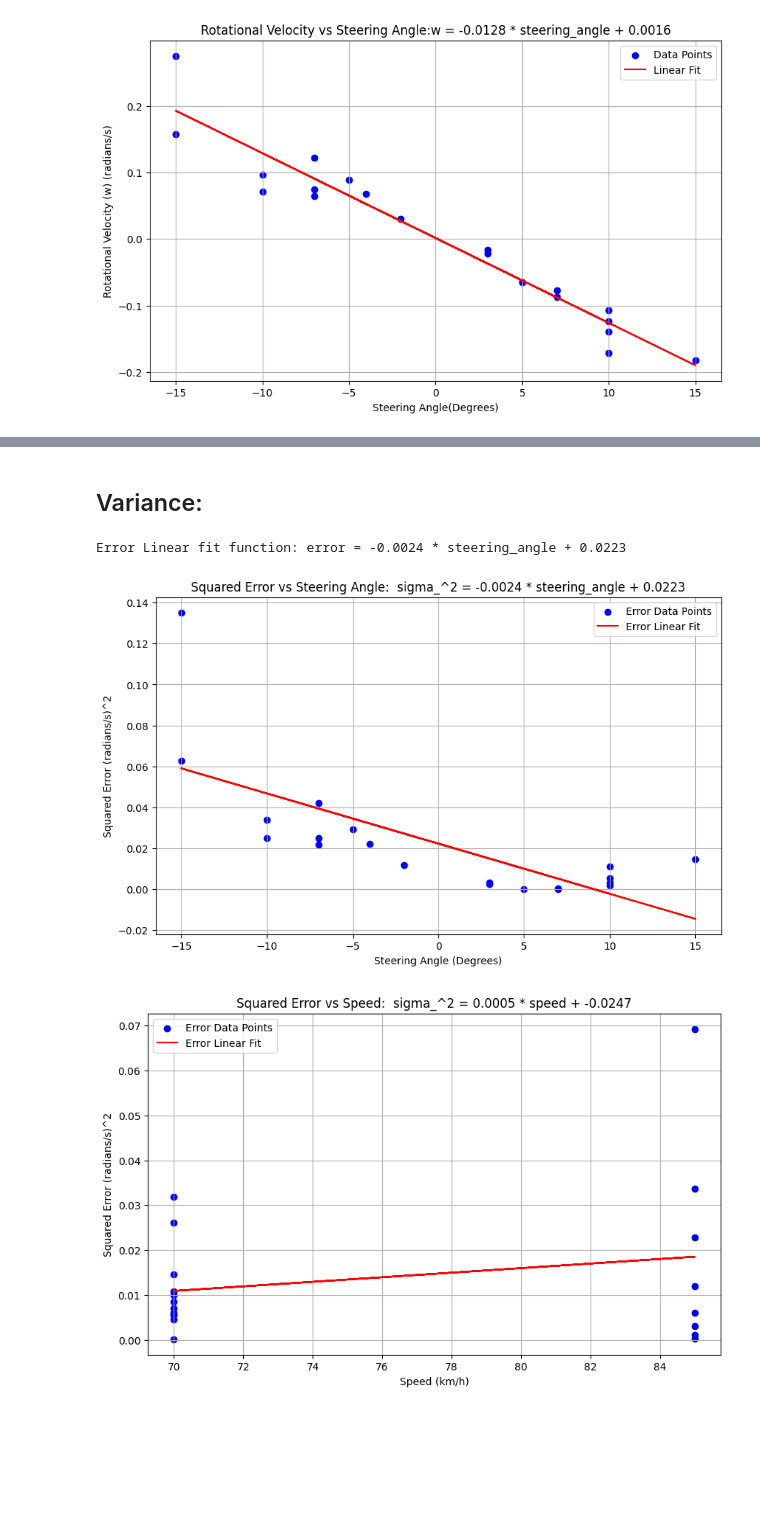
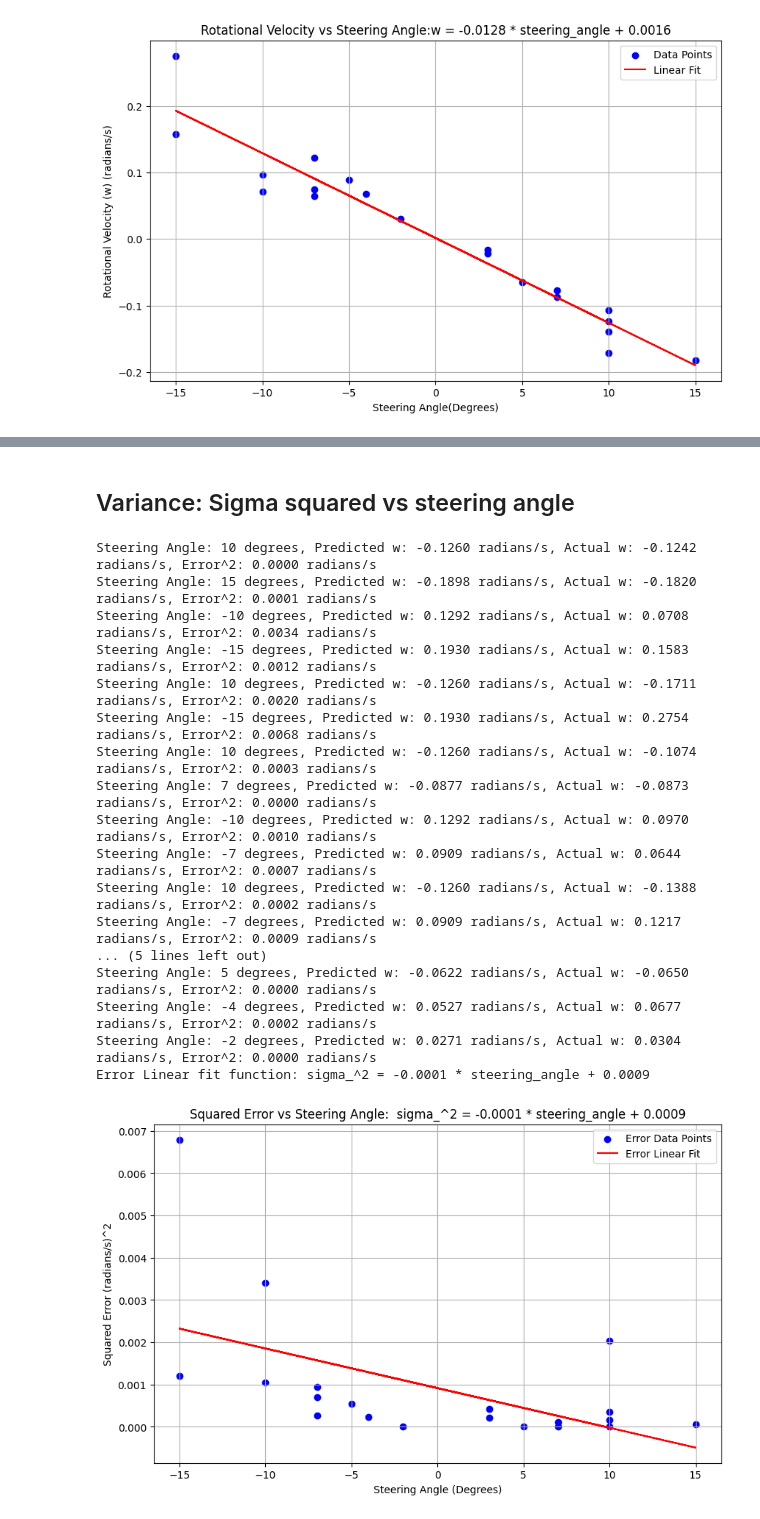
Before and after one commit to ErnieCoding/NYU_ROB_GY_6213, a Jupyter notebook: base_code_lab_02/robot_python_code/testing.ipynb, the cells around one changed output, grey strips where cells are left out. Saved outputs shown, nothing was run; the diff lists cells and outputs as text; code cells hidden in the pictures; blank space fills up the shorter version.

```diff
--- a/base_code_lab_02/robot_python_code/testing.ipynb
+++ b/base_code_lab_02/robot_python_code/testing.ipynb
@@ -79,19 +79,19 @@ Time: 15s, Speed: 85km/h, Steering Angle: -2°, X_g: 157, Y_g: 252, W: 0.0304302
 # %% [markdown]
 ## Fitting Steering commands to rotational velocity:
 # %%
-#fitting the steering angle and angular velocity data to a linear model
+#fitting the steering angle and angula velocity data to a linear model
 steering_angles = np.array([d[2] for d in data_updated])
 angular_velocities = np.array([d[3] for d in data_updated])
 coefficients = np.polyfit(steering_angles, angular_velocities, 1)
-linear_fit_speed_rotation_velocity = np.poly1d(coefficients)
+linear_fit_rotation_velocity_steering = np.poly1d(coefficients)
 #printing the function:
-linear_fit_speed_rotation_velocity_func = f"w = {coefficients[0]:.4f} * steering_angle + {coefficients[1]:.4f}"
+linear_fit_rotation_velocity_steering_func = f"w = {coefficients[0]:.4f} * steering_angle + {coefficients[1]:.4f}"
 print(f"Linear fit function: w = {coefficients[0]:.4f} * steering_angle + {coefficients[1]:.4f}")
 # Plotting the data points and the linear fit
 plt.figure(figsize=(10, 6))
 plt.scatter(steering_angles, angular_velocities, c='blue', label='Data Points')
-plt.plot(steering_angles, linear_fit_speed_rotation_velocity(steering_angles), c='red', label='Linear Fit')
-plt.title('Rotational Velocity vs Steering Angle:' + linear_fit_speed_rotation_velocity_func)
+plt.plot(steering_angles, linear_fit_rotation_velocity_steering(steering_angles), c='red', label='Linear Fit')
+plt.title('Rotational Velocity vs Steering Angle:' + linear_fit_rotation_velocity_steering_func)
 plt.xlabel('Steering Angle(Degrees)')
 plt.ylabel('Rotational Velocity (w) (radians/s)')
 plt.grid()
@@ -125,61 +125,52 @@ Linear fit function: w = 0.0010 * speed + -0.0765
 # %% [markdown]
-## Variance:
+## Variance: Sigma squared vs steering angle
 # %%
 variance_data_steering_angle = []
 variance_data_speed_angle = []
 
 
 for data in data_updated:
     steering_angles=data[2]
-    predicted_anglular_velocity=linear_fit_speed_rotation_velocity(steering_angles)
+    predicted_anglular_velocity=linear_fit_rotation_velocity_steering(steering_angles)
     error_steering=predicted_anglular_velocity-data[3]
     error_steering_squared=error_steering**2
-    # print(f"Steering Angle: {steering_angles} degrees, Predicted w: {predicted_anglular_velocity:.4f} radians/s, Actual w: {data[3]:.4f} radians/s, Error: {error:.4f} radians/s")
+    print(f"Steering Angle: {steering_angles} degrees, Predicted w: {predicted_anglular_velocity:.4f} radians/s, Actual w: {data[3]:.4f} radians/s, Error^2: {error_steering_squared:.4f} radians/s")
     variance_data_speed_angle.append((steering_angles, data[3], predicted_anglular_velocity,error_steering_squared))
 
-    speed_values=data[1]
-    predicted_anglular_velocity_speed=linear_fit_speed_rotation_velocity(speed_values)
-    error_speed=predicted_anglular_velocity_speed-data[3]
-    error_speed_squared=error_speed**2
-    # print(f"Speed: {speed_values} km/h, Predicted w: {predicted_anglular_velocity_speed:.4f} radians/s, Actual w: {data[3]:.4f} radians/s, Error: {error_speed:.4f} radians/s")
-    variance_data_steering_angle.append((speed_values, data[3], predicted_anglular_velocity_speed,error_speed_squared))
 
 ##plotting the error for the steering angle linear fit
 steering_angles = [d[0] for d in variance_data_speed_angle]
 errors_steering_angle = [d[3] for d in variance_data_speed_angle]
 plt.figure(figsize=(10, 6))
 plt.scatter(steering_angles, errors_steering_angle, c='blue', label='Error Data Points')
 plt.xlabel('Steering Angle (Degrees)')
 
 #fitting a line to the error data
 error_coefficients_steering = np.polyfit(steering_angles, errors_steering_angle, 1)
 error_linear_fit_steering = np.poly1d(error_coefficients_steering)
-print(f"Error Linear fit function: error = {error_coefficients_steering[0]:.4f} * steering_angle + {error_coefficients_steering[1]:.4f}")
+print(f"Error Linear fit function: sigma_^2 = {error_coefficients_steering[0]:.4f} * steering_angle + {error_coefficients_steering[1]:.4f}")
 plt.plot(steering_angles, error_linear_fit_steering(steering_angles), c='red', label='Error Linear Fit')
 plt.ylabel('Squared Error (radians/s)^2')
 plt.title('Squared Error vs Steering Angle: '+ f" sigma_^2 = {error_coefficients_steering[0]:.4f} * steering_angle + {error_coefficients_steering[1]:.4f}")
 plt.grid()
 plt.legend()
 plt.show()
-
-##plotting the error for the speed value
-speed_values = [d[0] for d in variance_data_steering_angle]
-errors_speed = [d[3] for d in variance_data_steering_angle]
-plt.figure(figsize=(10, 6))
-plt.scatter(speed_values, errors_speed, c='blue', label='Error Data Points')
-plt.xlabel('Speed (km/h)')
-
-#fitting a line to the error data
-error_coefficients_speed = np.polyfit(speed_values, errors_speed, 1)
-error_linear_fit_speed = np.poly1d(error_coefficients_speed)
-# print(f"Error Linear fit function: error = {error_coefficients_speed[0]:.4f} * speed + {error_coefficients_speed[1]:.4f}")
-plt.plot(speed_values, error_linear_fit_speed(speed_values), c='red', label='Error Linear Fit')
-plt.title('Squared Error vs Speed: '+ f" sigma_^2 = {error_coefficients_speed[0]:.4f} * speed + {error_coefficients_speed[1]:.4f}")
-plt.ylabel('Squared Error (radians/s)^2')
-plt.grid()
-plt.legend()
-plt.show()
 # %% [output]
-Error Linear fit function: error = -0.0024 * steering_angle + 0.0223
+Steering Angle: 10 degrees, Predicted w: -0.1260 radians/s, Actual w: -0.1242 radians/s, Error^2: 0.0000 radians/s
+Steering Angle: 15 degrees, Predicted w: -0.1898 radians/s, Actual w: -0.1820 radians/s, Error^2: 0.0001 radians/s
+Steering Angle: -10 degrees, Predicted w: 0.1292 radians/s, Actual w: 0.0708 radians/s, Error^2: 0.0034 radians/s
+Steering Angle: -15 degrees, Predicted w: 0.1930 radians/s, Actual w: 0.1583 radians/s, Error^2: 0.0012 radians/s
+Steering Angle: 10 degrees, Predicted w: -0.1260 radians/s, Actual w: -0.1711 radians/s, Error^2: 0.0020 radians/s
+Steering Angle: -15 degrees, Predicted w: 0.1930 radians/s, Actual w: 0.2754 radians/s, Error^2: 0.0068 radians/s
+Steering Angle: 10 degrees, Predicted w: -0.1260 radians/s, Actual w: -0.1074 radians/s, Error^2: 0.0003 radians/s
+Steering Angle: 7 degrees, Predicted w: -0.0877 radians/s, Actual w: -0.0873 radians/s, Error^2: 0.0000 radians/s
+Steering Angle: -10 degrees, Predicted w: 0.1292 radians/s, Actual w: 0.0970 radians/s, Error^2: 0.0010 radians/s
+Steering Angle: -7 degrees, Predicted w: 0.0909 radians/s, Actual w: 0.0644 radians/s, Error^2: 0.0007 radians/s
+Steering Angle: 10 degrees, Predicted w: -0.1260 radians/s, Actual w: -0.1388 radians/s, Error^2: 0.0002 radians/s
+Steering Angle: -7 degrees, Predicted w: 0.0909 radians/s, Actual w: 0.1217 radians/s, Error^2: 0.0009 radians/s
+... (5 lines left out)
+Steering Angle: 5 degrees, Predicted w: -0.0622 radians/s, Actual w: -0.0650 radians/s, Error^2: 0.0000 radians/s
+Steering Angle: -4 degrees, Predicted w: 0.0527 radians/s, Actual w: 0.0677 radians/s, Error^2: 0.0002 radians/s
+Steering Angle: -2 degrees, Predicted w: 0.0271 radians/s, Actual w: 0.0304 radians/s, Error^2: 0.0000 radians/s
+Error Linear fit function: sigma_^2 = -0.0001 * steering_angle + 0.0009
-[figure, old version]
+[figure, new version]
-[figure, removed]
```
Also changed, not shown: parts of 1 cell of this notebook, 2 other files.
